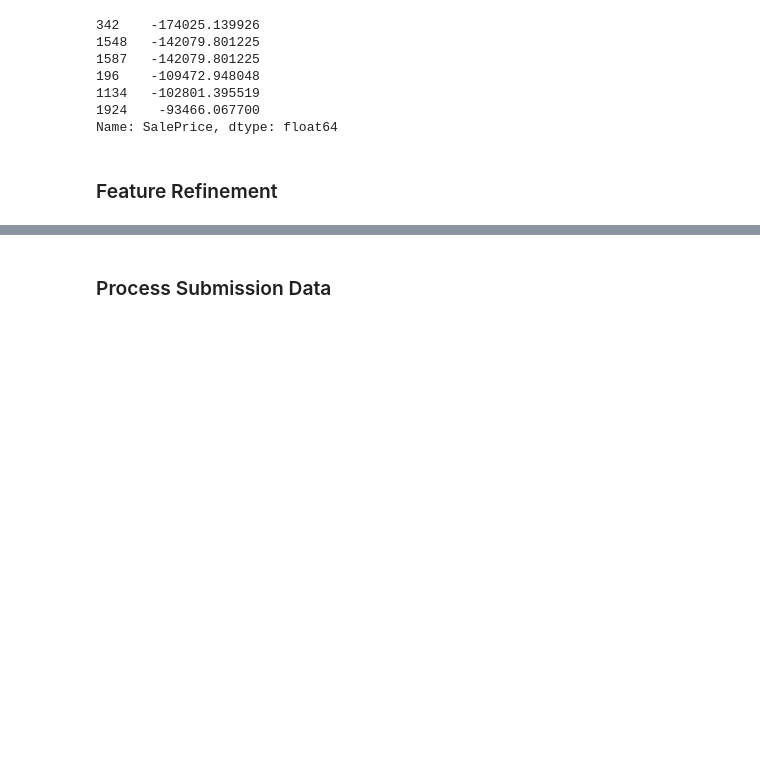
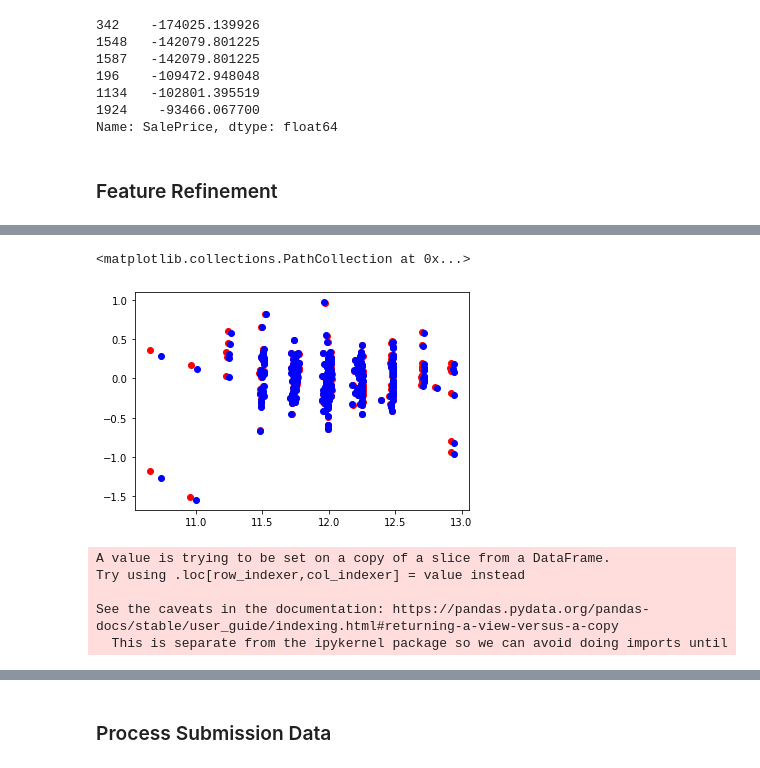
Before and after one commit to PaperArmada/home-price-prediction, a Jupyter notebook: code/02_Processing_Freshtake_2.ipynb, the cells around one changed output, grey strips where cells are left out. Drawn from its saved outputs; the diff is of its cells as text; code cells hidden in the pictures; blank space fills up the shorter version.

```diff
--- a/code/02_Processing_Freshtake_2.ipynb
+++ b/code/02_Processing_Freshtake_2.ipynb
@@ -393,0 +439,26 @@ plt.scatter(pred_poly_drop, resid_poly_drop);
+# %%
+lr_mod = LinearRegression()
+X_mod_train, X_mod_test, y_mod_train, y_mod_test = train_test_split(feature_mod.to_frame(), target_mod, random_state=42)
+lr_mod.fit(X_mod_train, y_mod_train)
+pred_mod = lr_mod.predict(X_mod_test)
+resid_mod = y_mod_test - pred_mod
+lr_mod_2 = LinearRegression()
+X_mod_train_2, X_mod_test_2, y_mod_train_2, y_mod_test_2 = train_test_split(feature_mod_2.to_frame(), target_mod_2, random_state=42)
+lr_mod_2.fit(X_mod_train_2, y_mod_train_2)
+pred_mod_2 = lr_mod_2.predict(X_mod_test_2)
+resid_mod_2 = y_mod_test_2 - pred_mod_2
+plt.scatter(pred_mod, resid_mod, c='r')
+plt.scatter(pred_mod_2, resid_mod_2, c='b')
+# %% [output]
+<matplotlib.collections.PathCollection at 0x...>
+[figure, added]
+# %%
+# Modified 'Overall Qual Year Built' for better correlation with log('SalePrice')
+X_train_poly_drop['Overall Qual Year Built_mod'] = X_train_poly_drop['Overall Qual Year Built'].map(lambda x: x ** .8)
+X_test_poly_drop['Overall Qual Year Built_mod'] = X_test_poly_drop['Overall Qual Year Built'].map(lambda x: x ** .8)
+# %% [output]
+A value is trying to be set on a copy of a slice from a DataFrame.
+Try using .loc[row_indexer,col_indexer] = value instead
+
+See the caveats in the documentation: https://pandas.pydata.org/pandas-docs/stable/user_guide/indexing.html#returning-a-view-versus-a-copy
+  This is separate from the ipykernel package so we can avoid doing imports until
```
Also changed, not shown: parts of 60 cells of this notebook, 1 other file.
